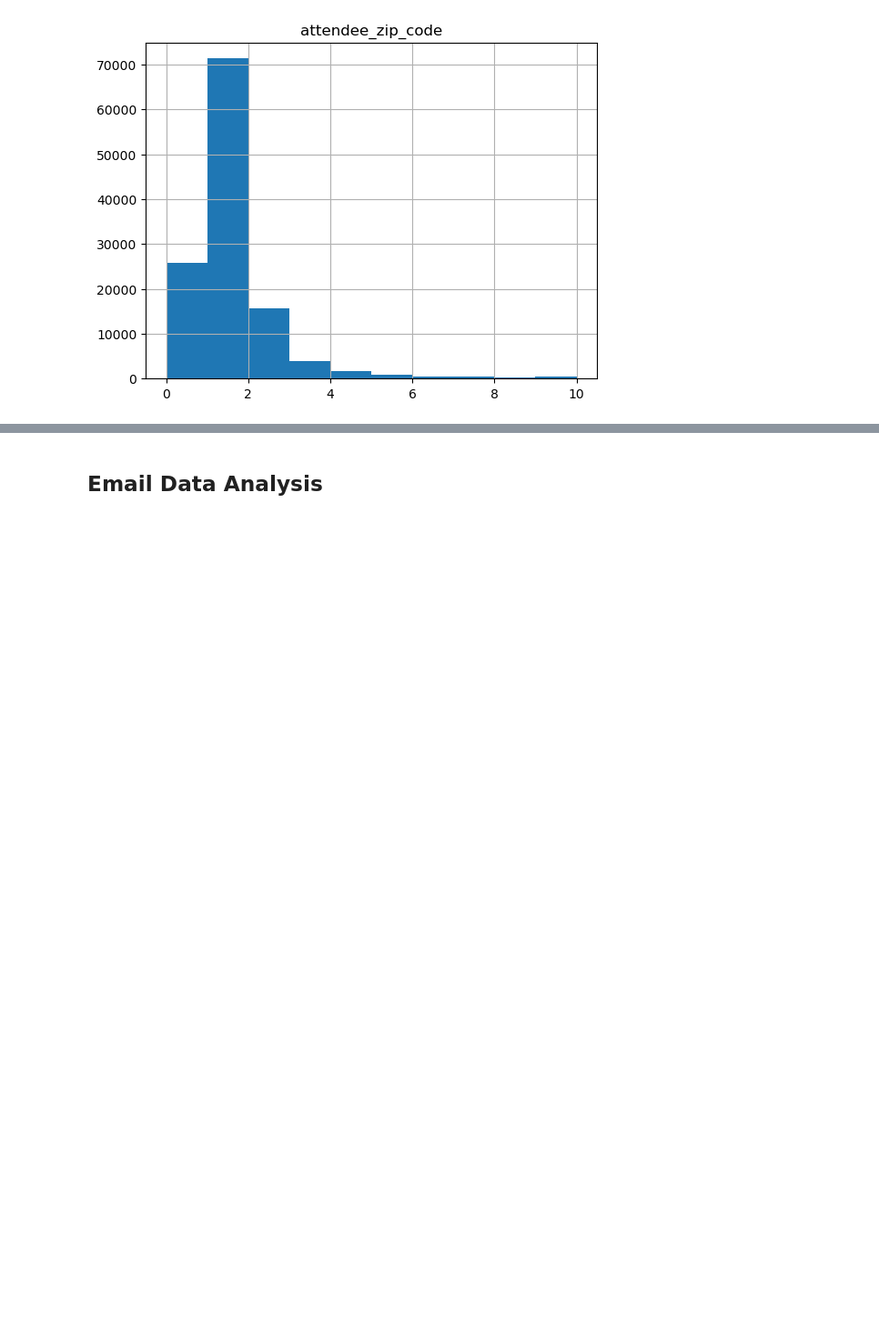
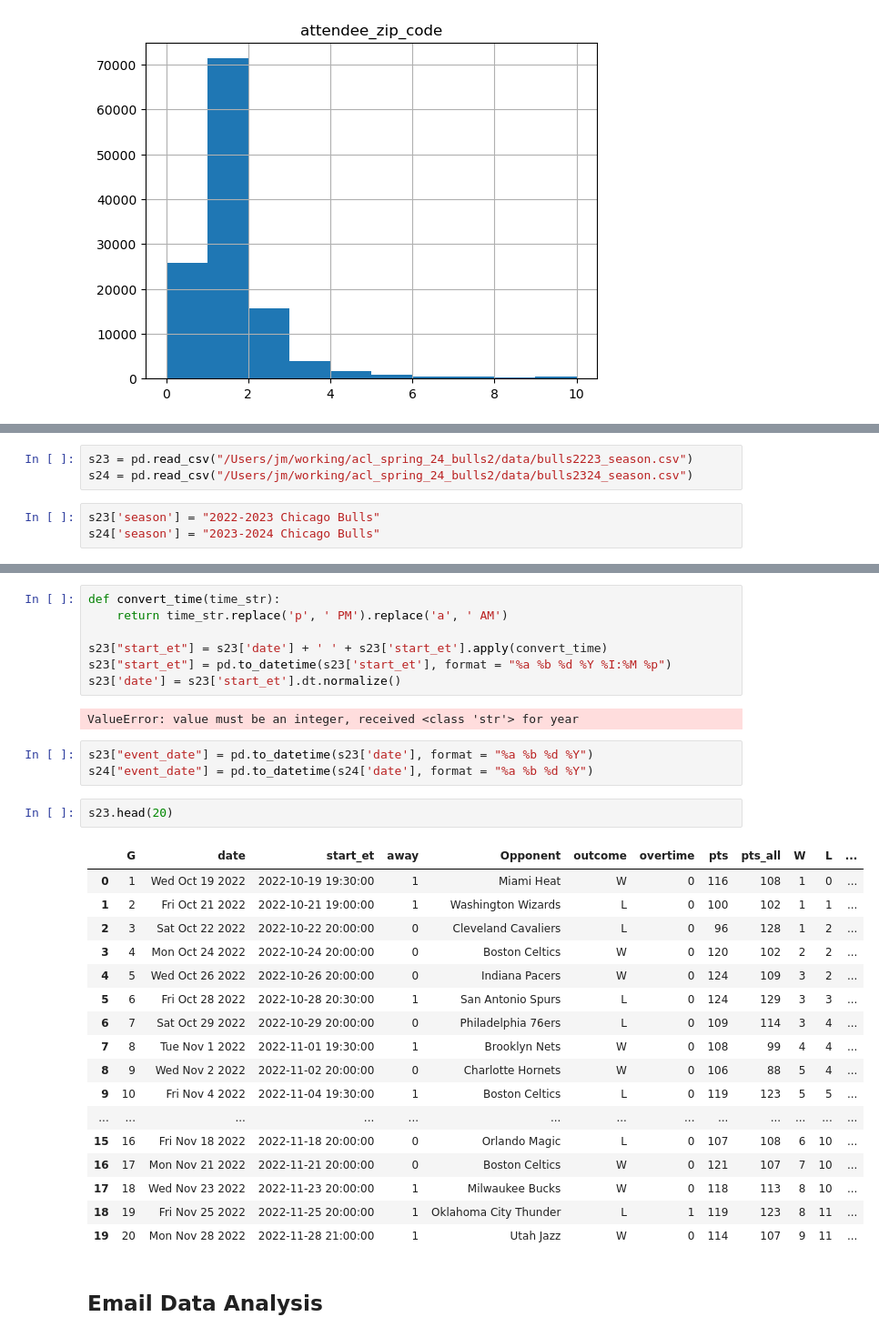
Before and after one commit to mathewj1/acl_spring_24_bulls2, a Jupyter notebook: notebooks/eda.ipynb, the cells around one changed output, grey strips where cells are left out. Shown: that part at 91% size. Saved outputs shown, nothing was run; the diff lists cells and outputs as text; blank space fills up the shorter version.

Commit message:
getting season game data

```diff
--- a/notebooks/eda.ipynb
+++ b/notebooks/eda.ipynb
@@ -25,0 +56,6 @@ array([[<Axes: title={'center': 'attendee_zip_code'}>]], dtype=object)
+# %%
+s23 = pd.read_csv("/Users/jm/working/acl_spring_24_bulls2/data/bulls2223_season.csv")
+s24 = pd.read_csv("/Users/jm/working/acl_spring_24_bulls2/data/bulls2324_season.csv")
+# %%
+s23['season'] = "2022-2023 Chicago Bulls"
+s24['season'] = "2023-2024 Chicago Bulls"
@@ -26,3 +80,35 @@ array([[<Axes: title={'center': 'attendee_zip_code'}>]], dtype=object)
+# %%
+def convert_time(time_str):
+    return time_str.replace('p', ' PM').replace('a', ' AM')
+
+s23["start_et"] = s23['date'] + ' ' + s23['start_et'].apply(convert_time)
+s23["start_et"] = pd.to_datetime(s23['start_et'], format = "%a %b %d %Y %I:%M %p")
+s23['date'] = s23['start_et'].dt.normalize()
+# %% [output]
+ValueError: value must be an integer, received <class 'str'> for year
+# %%
+s23["event_date"] = pd.to_datetime(s23['date'], format = "%a %b %d %Y")
+s24["event_date"] = pd.to_datetime(s24['date'], format = "%a %b %d %Y")
+# %%
+s23.head(20)
+# %% [output]
+|  | G | date | start_et | away | Opponent | outcome | overtime | pts | pts_all | W | L | ... |
+| 0 | 1 | Wed Oct 19 2022 | 2022-10-19 19:30:00 | 1 | Miami Heat | W | 0 | 116 | 108 | 1 | 0 | ... |
+| 1 | 2 | Fri Oct 21 2022 | 2022-10-21 19:00:00 | 1 | Washington Wizards | L | 0 | 100 | 102 | 1 | 1 | ... |
+| 2 | 3 | Sat Oct 22 2022 | 2022-10-22 20:00:00 | 0 | Cleveland Cavaliers | L | 0 | 96 | 128 | 1 | 2 | ... |
+| 3 | 4 | Mon Oct 24 2022 | 2022-10-24 20:00:00 | 0 | Boston Celtics | W | 0 | 120 | 102 | 2 | 2 | ... |
+| 4 | 5 | Wed Oct 26 2022 | 2022-10-26 20:00:00 | 0 | Indiana Pacers | W | 0 | 124 | 109 | 3 | 2 | ... |
+| 5 | 6 | Fri Oct 28 2022 | 2022-10-28 20:30:00 | 1 | San Antonio Spurs | L | 0 | 124 | 129 | 3 | 3 | ... |
+| 6 | 7 | Sat Oct 29 2022 | 2022-10-29 20:00:00 | 0 | Philadelphia 76ers | L | 0 | 109 | 114 | 3 | 4 | ... |
+| 7 | 8 | Tue Nov 1 2022 | 2022-11-01 19:30:00 | 1 | Brooklyn Nets | W | 0 | 108 | 99 | 4 | 4 | ... |
+| 8 | 9 | Wed Nov 2 2022 | 2022-11-02 20:00:00 | 0 | Charlotte Hornets | W | 0 | 106 | 88 | 5 | 4 | ... |
+| 9 | 10 | Fri Nov 4 2022 | 2022-11-04 19:30:00 | 1 | Boston Celtics | L | 0 | 119 | 123 | 5 | 5 | ... |
+| ... | ... | ... | ... | ... | ... | ... | ... | ... | ... | ... | ... | ... |
+| 15 | 16 | Fri Nov 18 2022 | 2022-11-18 20:00:00 | 0 | Orlando Magic | L | 0 | 107 | 108 | 6 | 10 | ... |
+| 16 | 17 | Mon Nov 21 2022 | 2022-11-21 20:00:00 | 0 | Boston Celtics | W | 0 | 121 | 107 | 7 | 10 | ... |
+| 17 | 18 | Wed Nov 23 2022 | 2022-11-23 20:00:00 | 1 | Milwaukee Bucks | W | 0 | 118 | 113 | 8 | 10 | ... |
+| 18 | 19 | Fri Nov 25 2022 | 2022-11-25 20:00:00 | 1 | Oklahoma City Thunder | L | 1 | 119 | 123 | 8 | 11 | ... |
+| 19 | 20 | Mon Nov 28 2022 | 2022-11-28 21:00:00 | 1 | Utah Jazz | W | 0 | 114 | 107 | 9 | 11 | ... |
 # %% [markdown]
 ## Email Data Analysis
 # %%
```
Also changed, not shown: parts of 9 cells of this notebook.
